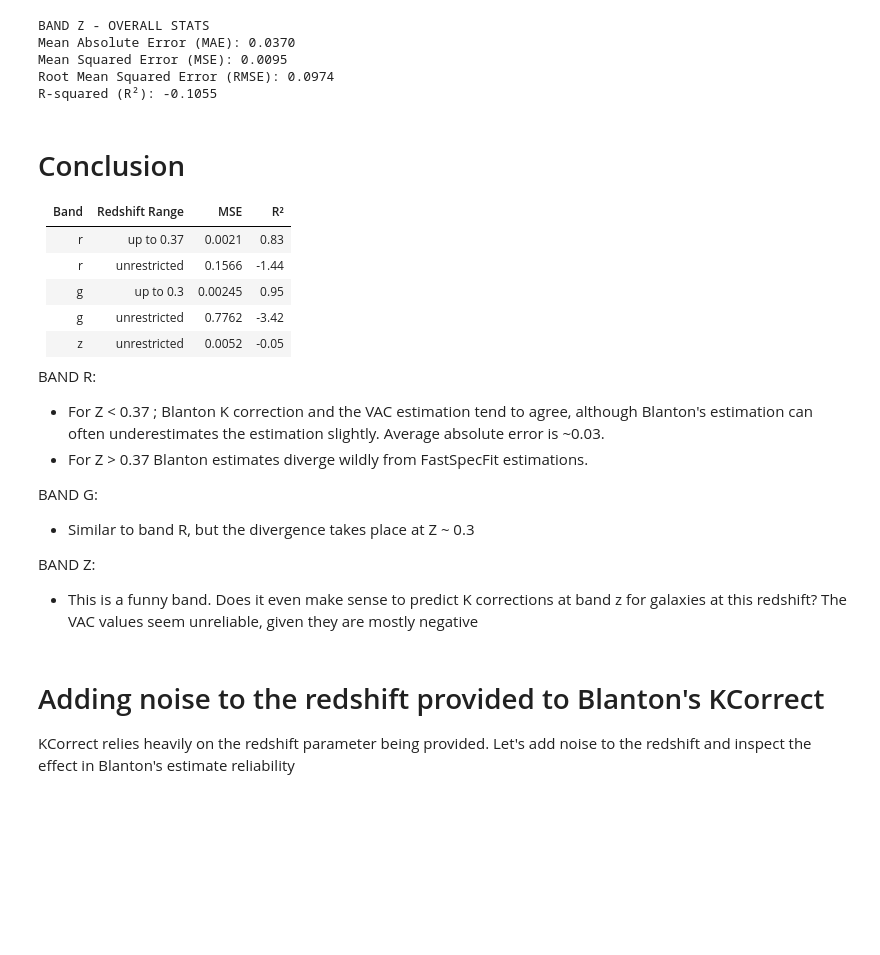
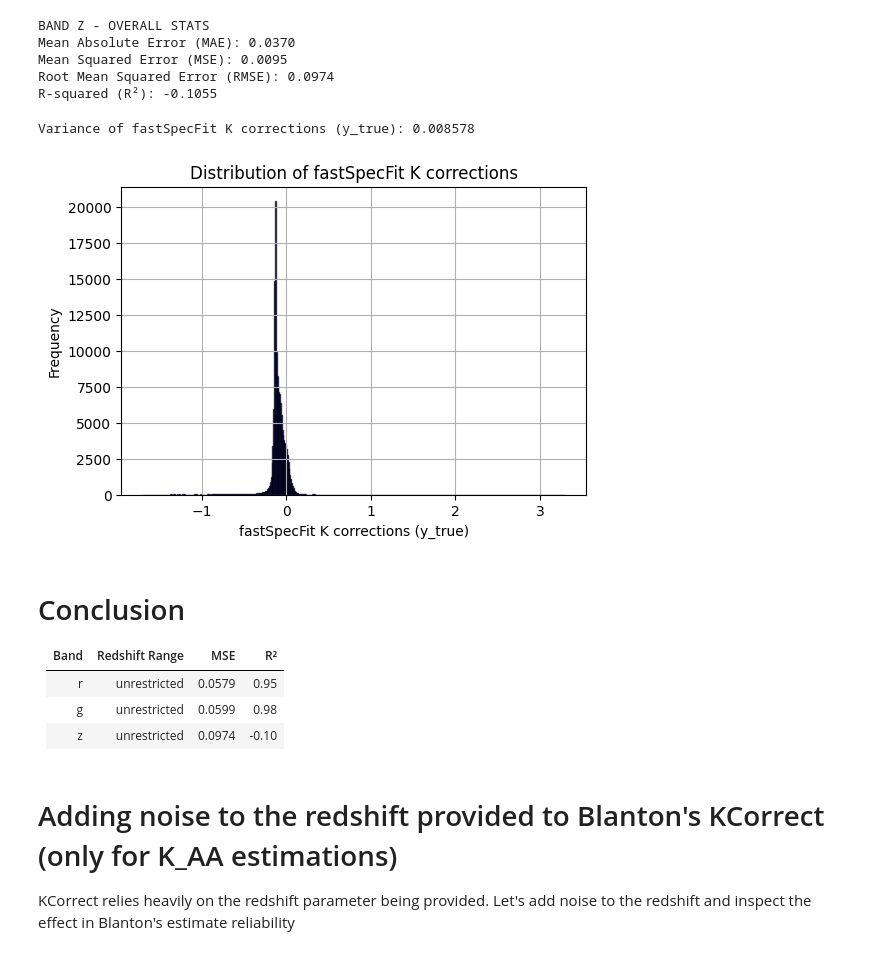
Before and after one commit to jere1882/deep-KCorrect, a Jupyter notebook: blanton_analysis/blanton_fastspecfit_analysis.ipynb, the cells around one changed output. Saved outputs shown, nothing was run; the diff lists cells and outputs as text; code cells hidden in the pictures; blank space fills up the shorter version.

```diff
--- a/blanton_analysis/blanton_fastspecfit_analysis.ipynb
+++ b/blanton_analysis/blanton_fastspecfit_analysis.ipynb
@@ -540,29 +593,32 @@ Mean Absolute Error (MAE): 0.0370
 Mean Squared Error (MSE): 0.0095
 Root Mean Squared Error (RMSE): 0.0974
 R-squared (R²): -0.1055
+# %%
+# Compute variance
+variance_y_true = np.var(y_true)
+print(f"Variance of fastSpecFit Z K corrections (y_true): {variance_y_true:.6f}")
+
+# Plot histogram of y_true to visualize distribution
+plt.figure(figsize=(6, 4))
+plt.hist(y_true, bins=500, alpha=0.7, color='blue', edgecolor='black')
+plt.xlabel("fastSpecFit K corrections (y_true)")
+plt.ylabel("Frequency")
+plt.title("Distribution of fastSpecFit K corrections")
+plt.grid()
+plt.show()
+# %% [output]
+Variance of fastSpecFit K corrections (y_true): 0.008578
+[figure, added]
 # %% [markdown]
 # Conclusion
 
 | Band | Redshift Range    | MSE     | R²     |
 |------|--------------------|---------|--------|
-| r    | up to 0.37        | 0.0021  | 0.83   |
-| r    | unrestricted       | 0.1566  | -1.44  |
-| g    | up to 0.3         | 0.00245 | 0.95   |
-| g    | unrestricted       | 0.7762  | -3.42  |
-| z    | unrestricted       | 0.0052  | -0.05  |
-
-
-BAND R:
-* For Z < 0.37 ; Blanton K correction and the VAC estimation tend to agree, although Blanton's estimation can often underestimates the estimation slightly. Average absolute error is ~0.03.
-* For Z > 0.37 Blanton estimates diverge wildly from FastSpecFit estimations.
-
-BAND G:
-* Similar to band R, but the divergence takes place at Z ~ 0.3
-
-BAND Z:
-* This is a funny band. Does it even make sense to predict K corrections at band z for galaxies at this redshift? The VAC values seem unreliable, given they are mostly negative
+| r    | unrestricted       | 0.0579  | 0.95  |
+| g    | unrestricted       | 0.0599  | 0.98  |
+| z    | unrestricted       | 0.0974  | -0.10  |
 # %% [markdown]
-# Adding noise to the redshift provided to Blanton's KCorrect
+# Adding noise to the redshift provided to Blanton's KCorrect (only for K_AA estimations)
 KCorrect relies heavily on the redshift parameter being provided. Let's add noise to the redshift and inspect the effect in Blanton's estimate reliability
 # %%
 blanton_kcorrs_path = "../data/blanton_kcorrs_005.pickle"
```
Also changed, not shown: parts of 7 cells of this notebook, 27 other files.
